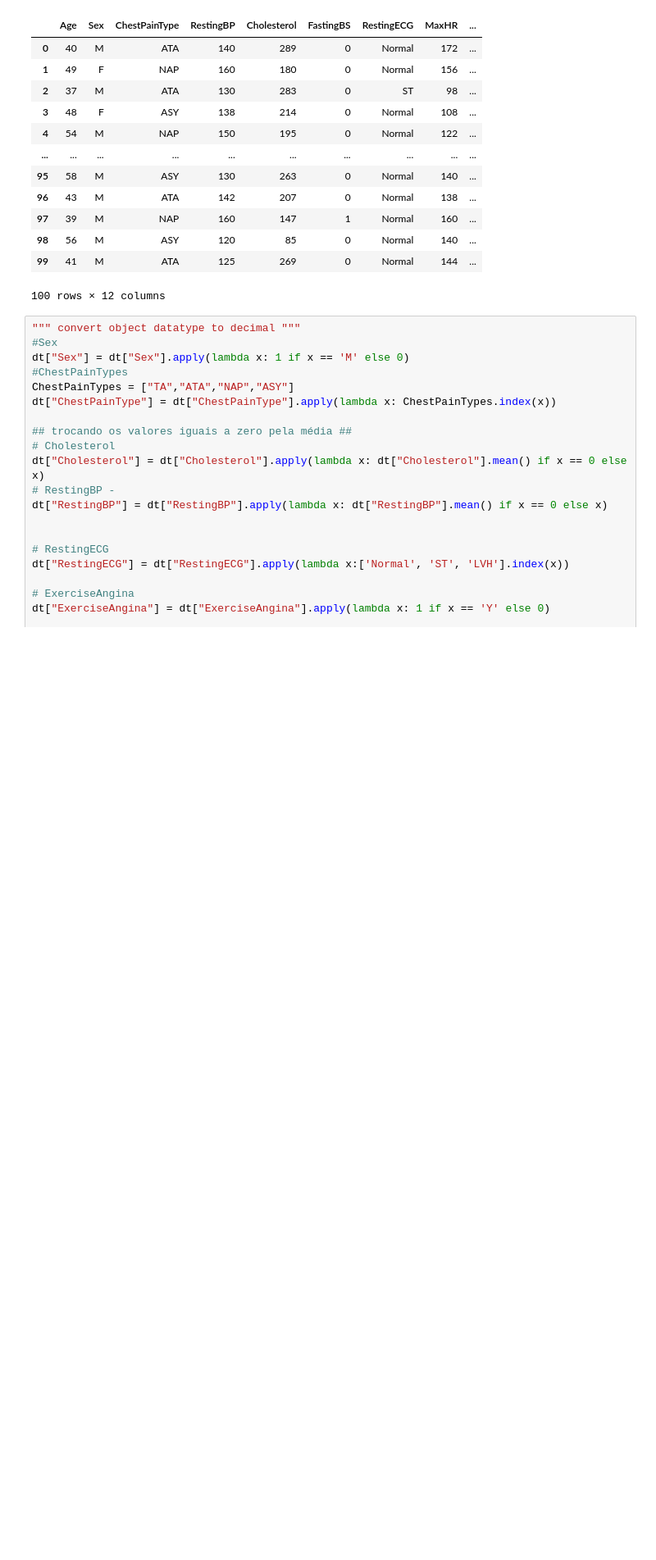
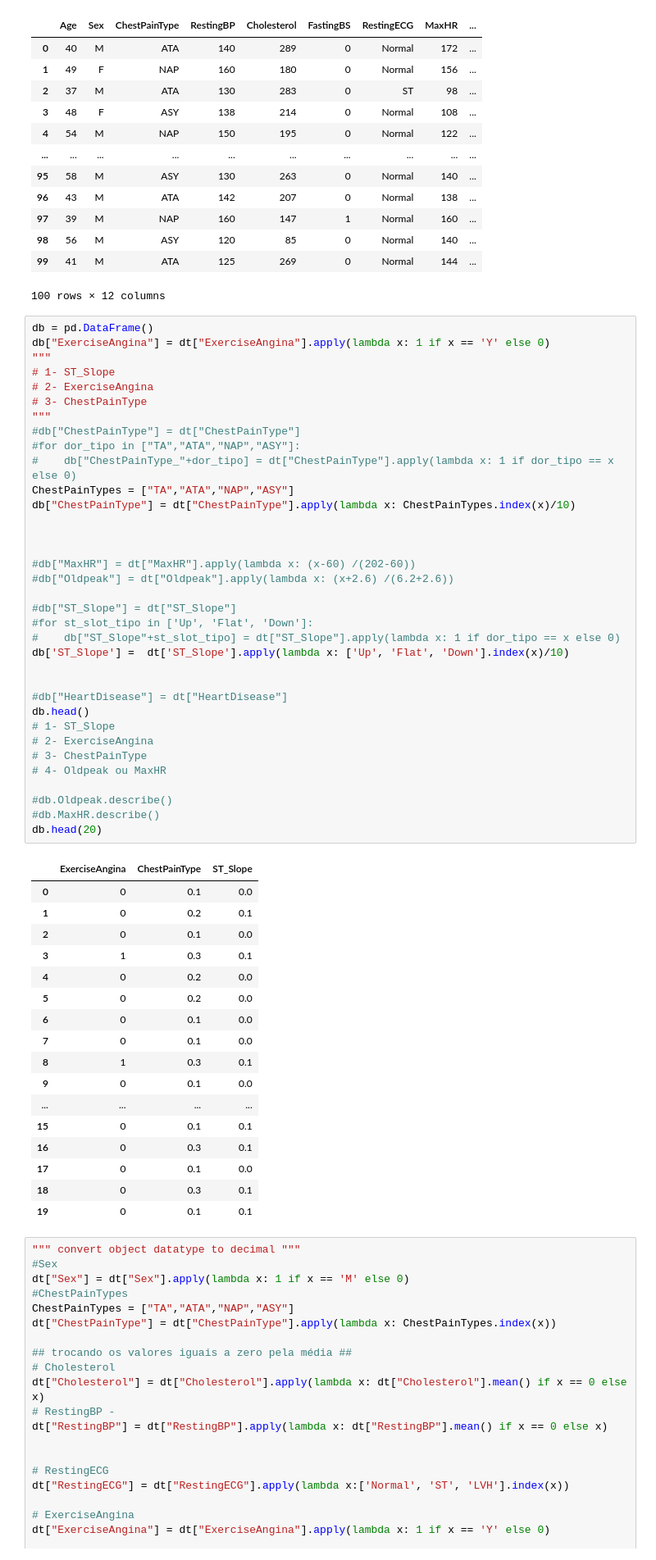
Before and after one commit to Fazzioni/Heart-Failure-Prediction, a Jupyter notebook: start.ipynb, the cells around one changed output. Shown at 82% size. Drawn from its saved outputs; the diff is of its cells as text; blank space fills up the shorter version.

```diff
--- a/start.ipynb
+++ b/start.ipynb
@@ -56,6 +56,59 @@ None
 | 98 | 56 | M | ASY | 120 | 85 | 0 | Normal | 140 | ... |
 | 99 | 41 | M | ATA | 125 | 269 | 0 | Normal | 144 | ... |
 100 rows × 12 columns
+# %%
+db = pd.DataFrame()
+db["ExerciseAngina"] = dt["ExerciseAngina"].apply(lambda x: 1 if x == 'Y' else 0)
+"""
+# 1- ST_Slope
+# 2- ExerciseAngina
+# 3- ChestPainType
+"""
+#db["ChestPainType"] = dt["ChestPainType"]
+#for dor_tipo in ["TA","ATA","NAP","ASY"]:
+#    db["ChestPainType_"+dor_tipo] = dt["ChestPainType"].apply(lambda x: 1 if dor_tipo == x else 0)
+ChestPainTypes = ["TA","ATA","NAP","ASY"]
+db["ChestPainType"] = dt["ChestPainType"].apply(lambda x: ChestPainTypes.index(x)/10)
+
+
+
+#db["MaxHR"] = dt["MaxHR"].apply(lambda x: (x-60) /(202-60))
+#db["Oldpeak"] = dt["Oldpeak"].apply(lambda x: (x+2.6) /(6.2+2.6))
+
+#db["ST_Slope"] = dt["ST_Slope"]
+#for st_slot_tipo in ['Up', 'Flat', 'Down']:
+#    db["ST_Slope"+st_slot_tipo] = dt["ST_Slope"].apply(lambda x: 1 if dor_tipo == x else 0)
+db['ST_Slope'] =  dt['ST_Slope'].apply(lambda x: ['Up', 'Flat', 'Down'].index(x)/10)
+
+
+#db["HeartDisease"] = dt["HeartDisease"]
+db.head()
+# 1- ST_Slope
+# 2- ExerciseAngina
+# 3- ChestPainType
+# 4- Oldpeak ou MaxHR
+
+#db.Oldpeak.describe()
+#db.MaxHR.describe()
+db.head(20)
+# %% [output]
+|  | ExerciseAngina | ChestPainType | ST_Slope |
+| 0 | 0 | 0.1 | 0.0 |
+| 1 | 0 | 0.2 | 0.1 |
+| 2 | 0 | 0.1 | 0.0 |
+| 3 | 1 | 0.3 | 0.1 |
+| 4 | 0 | 0.2 | 0.0 |
+| 5 | 0 | 0.2 | 0.0 |
+| 6 | 0 | 0.1 | 0.0 |
+| 7 | 0 | 0.1 | 0.0 |
+| 8 | 1 | 0.3 | 0.1 |
+| 9 | 0 | 0.1 | 0.0 |
+| ... | ... | ... | ... |
+| 15 | 0 | 0.1 | 0.1 |
+| 16 | 0 | 0.3 | 0.1 |
+| 17 | 0 | 0.1 | 0.0 |
+| 18 | 0 | 0.3 | 0.1 |
+| 19 | 0 | 0.1 | 0.1 |
 # %%
 """ convert object datatype to decimal """
 #Sex
```
Also changed, not shown: parts of 36 cells of this notebook.
